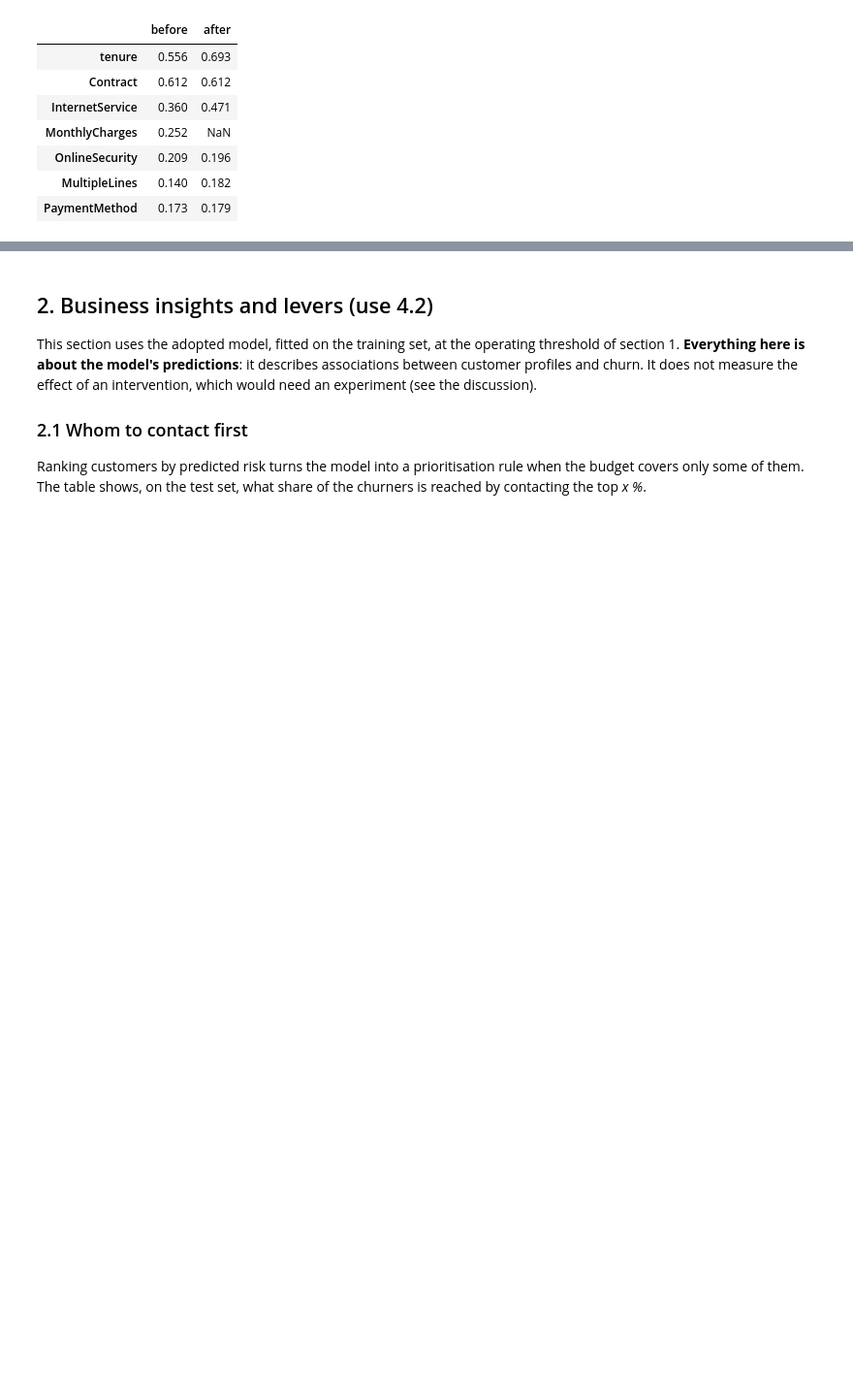
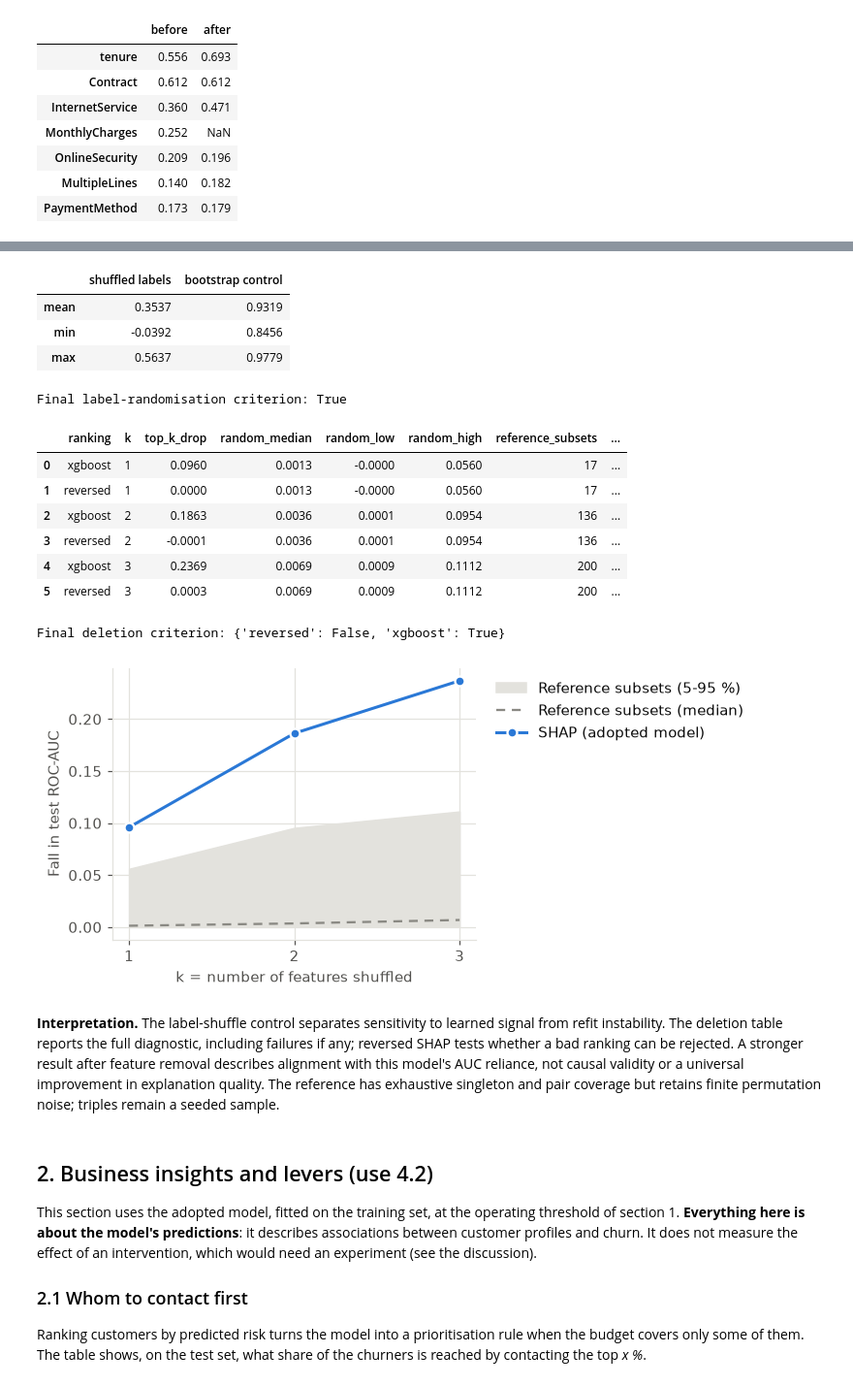
Before and after one commit to ndelval/xai-final-project, a Jupyter notebook: notebooks/03_actions.ipynb, the cells around one changed output, grey strips where cells are left out. Shown at 97% size. Saved outputs shown, nothing was run; the diff lists cells and outputs as text; code cells hidden in the pictures; blank space fills up the shorter version.

```diff
--- a/notebooks/03_actions.ipynb
+++ b/notebooks/03_actions.ipynb
@@ -191,3 +208,62 @@ Name: stability on the shared features (mean Spearman between refits), dtype: fl
+# %%
+final_model, final_train, final_test = fitted["after"]
+final_importance = shap_by_feature(final_model, final_test, final_train)[0].abs().mean()
+final_factory = lambda: clone(final_model)
+final_shuffled = importance_under_refits(final_factory, final_train, y_train, final_test, shuffle_labels, n_refits=10)
+final_control = importance_under_refits(final_factory, final_train, y_train, final_test, bootstrap_rows, n_refits=10)
+final_correlations = pd.DataFrame({
+    "shuffled labels": final_shuffled.apply(lambda r: r.corr(final_importance, method="spearman"), axis=1),
+    "bootstrap control": final_control.apply(lambda r: r.corr(final_importance, method="spearman"), axis=1),
+})
+display(final_correlations.agg(["mean", "min", "max"]).round(4))
+print("Final label-randomisation criterion:", bool(final_correlations["shuffled labels"].mean() < MAX_RANDOMIZED_SPEARMAN))
+final_order = list(shap_by_feature(final_model, final_train, final_train)[0].abs().mean().sort_values(ascending=False).index)
+final_rows = []
+for k in (1, 2, 3):
+    repeats = 50 if k == 1 else 10
+    reference = reference_auc_drops(final_model, final_test, y_test, final_train.columns, k,
+                                    n_random=200, n_repeats=repeats)
+    for name, ranking in {"xgboost": final_order, "reversed": final_order[::-1]}.items():
+        top, null = top_k_vs_random_k(final_model, final_test, y_test, ranking, k, n_repeats=repeats, reference=reference)
+        final_rows.append({"ranking": name, "k": k, "top_k_drop": top, "random_median": np.median(null),
+                           "random_low": np.quantile(null, 0.05), "random_high": np.quantile(null, RANDOM_QUANTILE),
+                           "reference_subsets": len(reference), "permutations_per_subset": repeats,
+                           "passes": bool(top > np.quantile(null, RANDOM_QUANTILE))})
+final_deletion = pd.DataFrame(final_rows)
+display(final_deletion.round(4))
+print("Final deletion criterion:", final_deletion.groupby("ranking")["passes"].all().to_dict())
+fig, ax = plt.subplots(figsize=(4.4, 3.3))
+deletion_plot(final_deletion, {"xgboost": "SHAP (adopted model)"}, ax)
+save(fig, "sanity_deletion_final.png")
+plt.show()
+final_checks = {
+    "label_randomisation": {
+        "mean_shuffled_spearman": float(final_correlations["shuffled labels"].mean()),
+        "mean_control_spearman": float(final_correlations["bootstrap control"].mean()),
+        "passes": bool(final_correlations["shuffled labels"].mean() < MAX_RANDOMIZED_SPEARMAN)},
+    "deletion": final_deletion.to_dict("records"),
+}
+# %% [output]
+|  | shuffled labels | bootstrap control |
+| mean | 0.3537 | 0.9319 |
+| min | -0.0392 | 0.8456 |
+| max | 0.5637 | 0.9779 |
+Final label-randomisation criterion: True
+|  | ranking | k | top_k_drop | random_median | random_low | random_high | reference_subsets | ... |
+| 0 | xgboost | 1 | 0.0960 | 0.0013 | -0.0000 | 0.0560 | 17 | ... |
+| 1 | reversed | 1 | 0.0000 | 0.0013 | -0.0000 | 0.0560 | 17 | ... |
+| 2 | xgboost | 2 | 0.1863 | 0.0036 | 0.0001 | 0.0954 | 136 | ... |
+| 3 | reversed | 2 | -0.0001 | 0.0036 | 0.0001 | 0.0954 | 136 | ... |
+| 4 | xgboost | 3 | 0.2369 | 0.0069 | 0.0009 | 0.1112 | 200 | ... |
+| 5 | reversed | 3 | 0.0003 | 0.0069 | 0.0009 | 0.1112 | 200 | ... |
+Final deletion criterion: {'reversed': False, 'xgboost': True}
+[figure, added]
+# %% [markdown]
+**Interpretation.** The label-shuffle control separates sensitivity to learned signal from refit instability.
+The deletion table reports the full diagnostic, including failures if any; reversed SHAP tests whether a bad ranking
+can be rejected. A stronger result after feature removal describes alignment with this model's AUC reliance, not
+causal validity or a universal improvement in explanation quality. The reference has exhaustive singleton and pair
+coverage but retains finite permutation noise; triples remain a seeded sample.
 # %% [markdown]
 ## 2. Business insights and levers (use 4.2)
 
```
Also changed, not shown: parts of 10 cells of this notebook, 19 other files.
